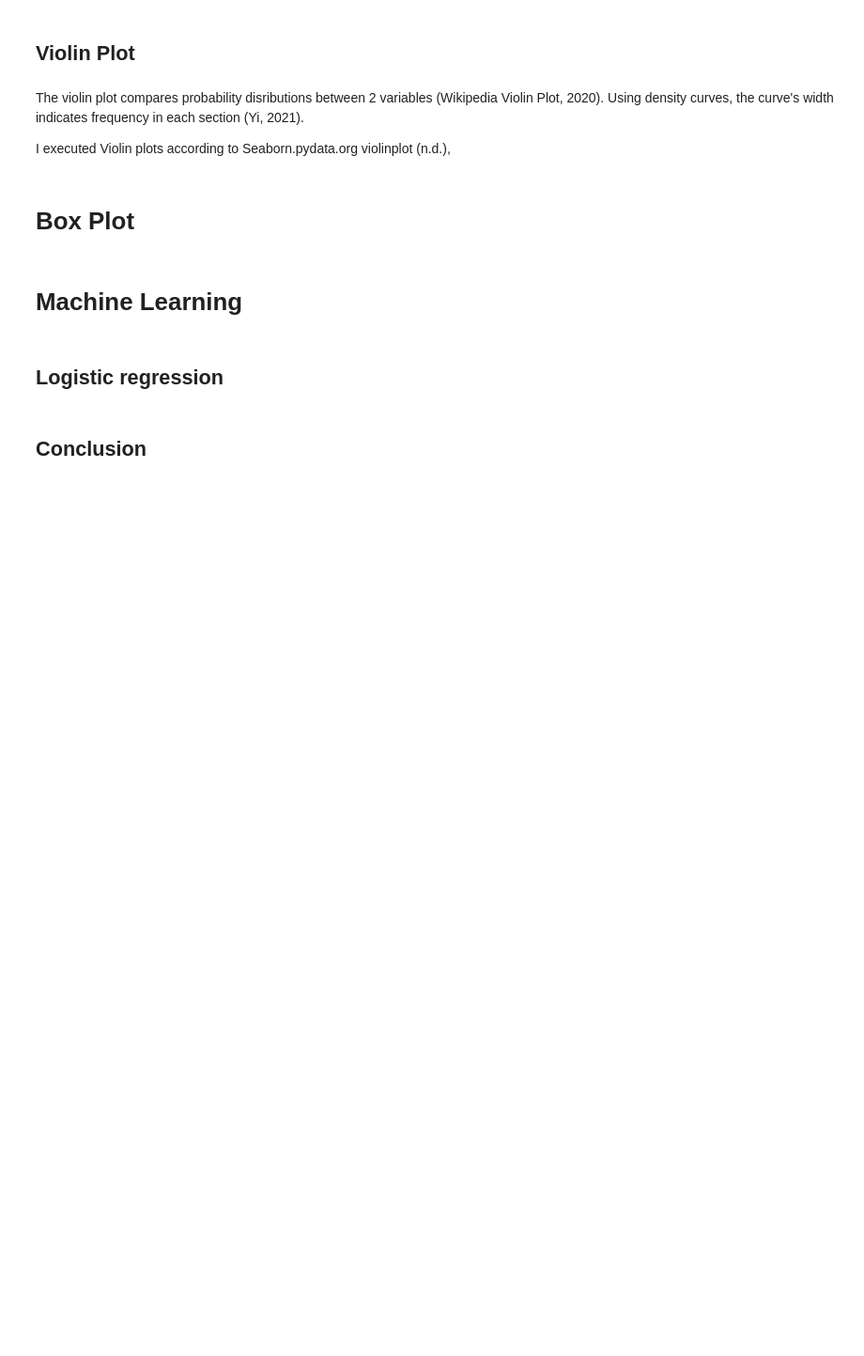
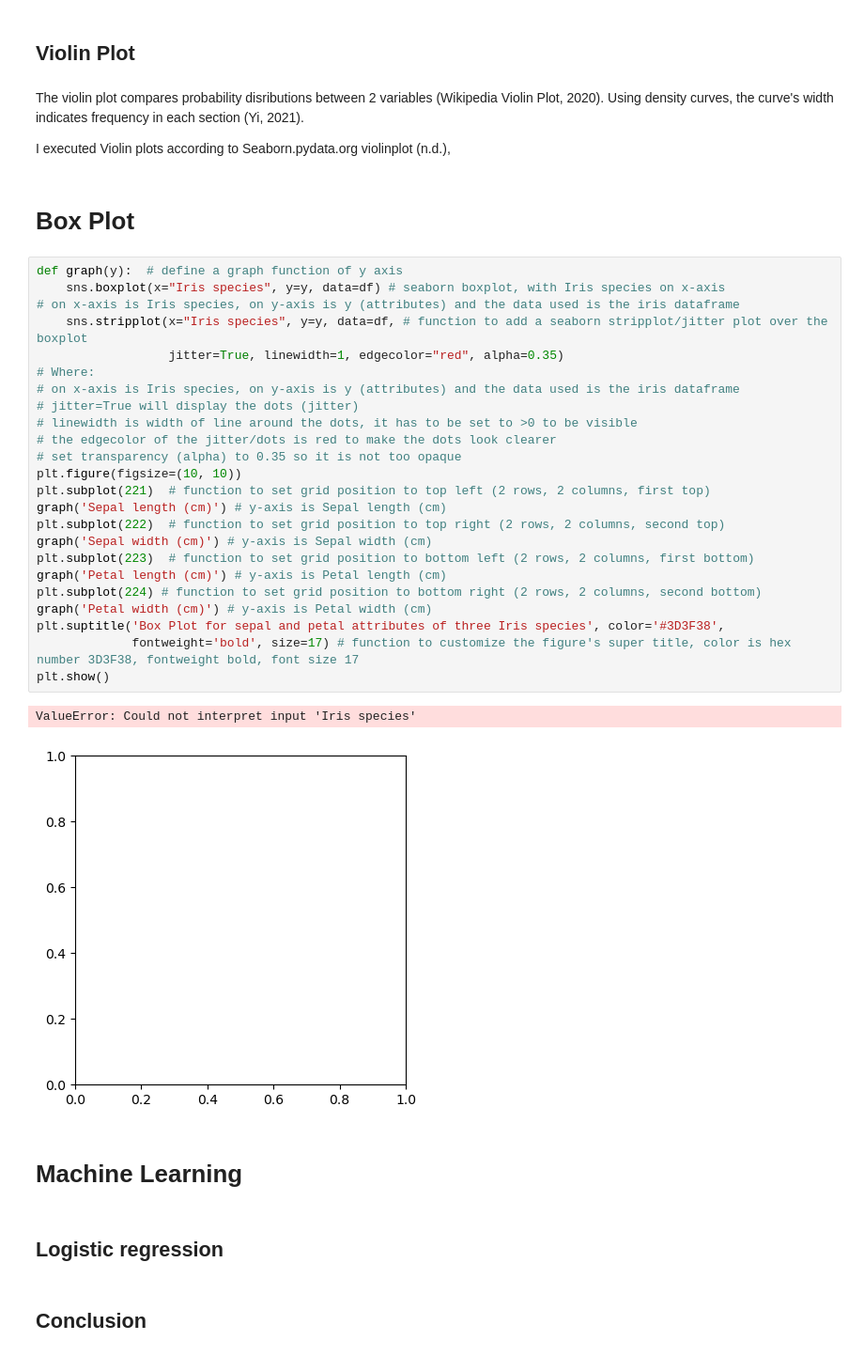
Before and after one commit to nurbujang/1progdaw23, a Jupyter notebook: project1.ipynb, the cells around one changed output. Shown at 94% size. Drawn from its saved outputs; the diff is of its cells as text; blank space fills up the shorter version.

```diff
--- a/project1.ipynb
+++ b/project1.ipynb
@@ -750,6 +755,33 @@ The violin plot compares probability disributions between 2 variables (Wikipedia
 I executed Violin plots according to Seaborn.pydata.org violinplot (n.d.),
 # %% [markdown]
 # Box Plot
+# %%
+def graph(y):  # define a graph function of y axis
+    sns.boxplot(x="Iris species", y=y, data=df) # seaborn boxplot, with Iris species on x-axis
+# on x-axis is Iris species, on y-axis is y (attributes) and the data used is the iris dataframe
+    sns.stripplot(x="Iris species", y=y, data=df, # function to add a seaborn stripplot/jitter plot over the boxplot
+                  jitter=True, linewidth=1, edgecolor="red", alpha=0.35)
+# Where:
+# on x-axis is Iris species, on y-axis is y (attributes) and the data used is the iris dataframe
+# jitter=True will display the dots (jitter)
+# linewidth is width of line around the dots, it has to be set to >0 to be visible
+# the edgecolor of the jitter/dots is red to make the dots look clearer
+# set transparency (alpha) to 0.35 so it is not too opaque
+plt.figure(figsize=(10, 10))
+plt.subplot(221)  # function to set grid position to top left (2 rows, 2 columns, first top)
+graph('Sepal length (cm)') # y-axis is Sepal length (cm)
+plt.subplot(222)  # function to set grid position to top right (2 rows, 2 columns, second top)
+graph('Sepal width (cm)') # y-axis is Sepal width (cm)
+plt.subplot(223)  # function to set grid position to bottom left (2 rows, 2 columns, first bottom)
+graph('Petal length (cm)') # y-axis is Petal length (cm)
+plt.subplot(224) # function to set grid position to bottom right (2 rows, 2 columns, second bottom)
+graph('Petal width (cm)') # y-axis is Petal width (cm)
+plt.suptitle('Box Plot for sepal and petal attributes of three Iris species', color='#3D3F38',
+             fontweight='bold', size=17) # function to customize the figure's super title, color is hex number 3D3F38, fontweight bold, font size 17
+plt.show()
+# %% [output]
+ValueError: Could not interpret input 'Iris species'
+[figure, added]
 # %% [markdown]
 # Machine Learning
 # %% [markdown]
```
Also changed, not shown: parts of 20 cells of this notebook, 1 other file.
